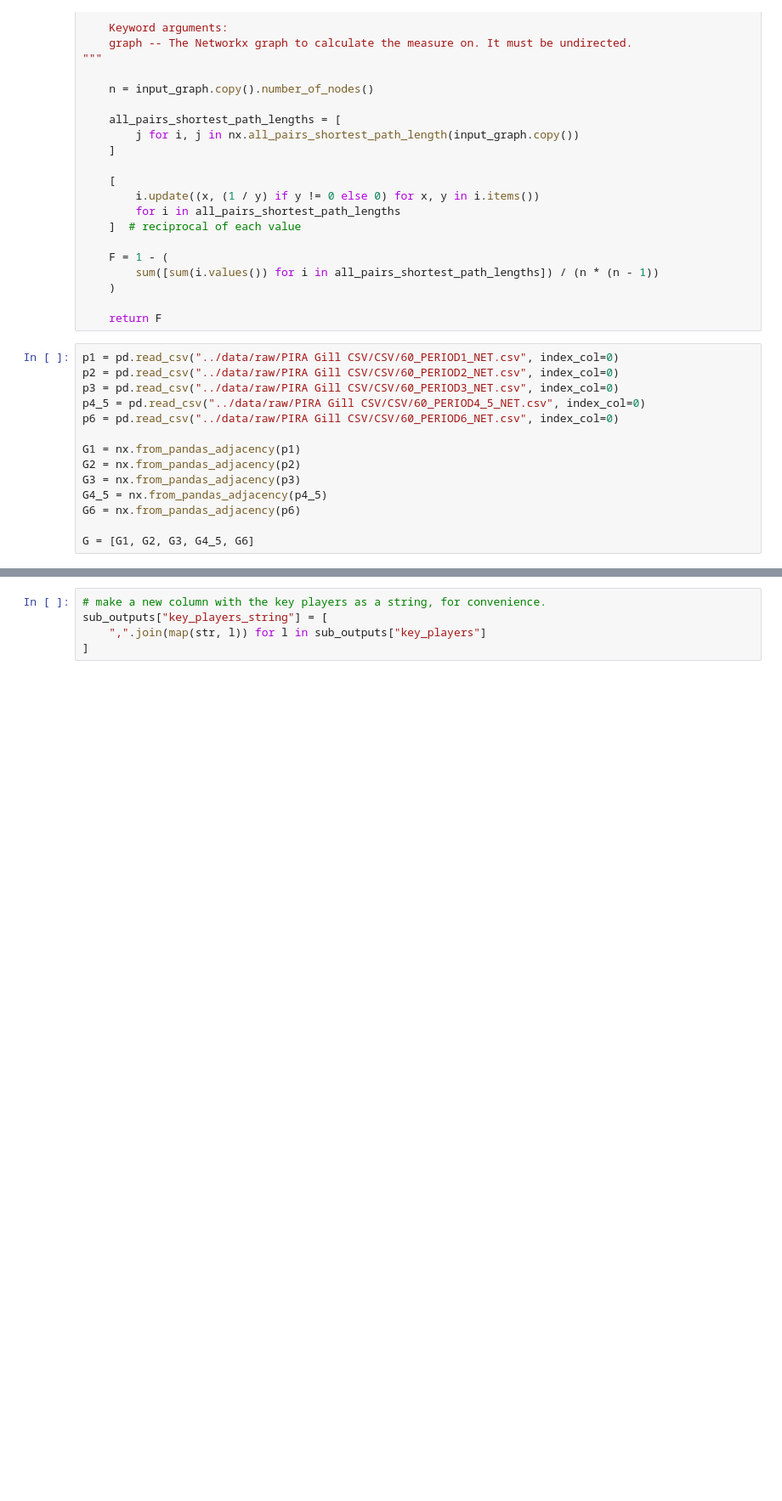
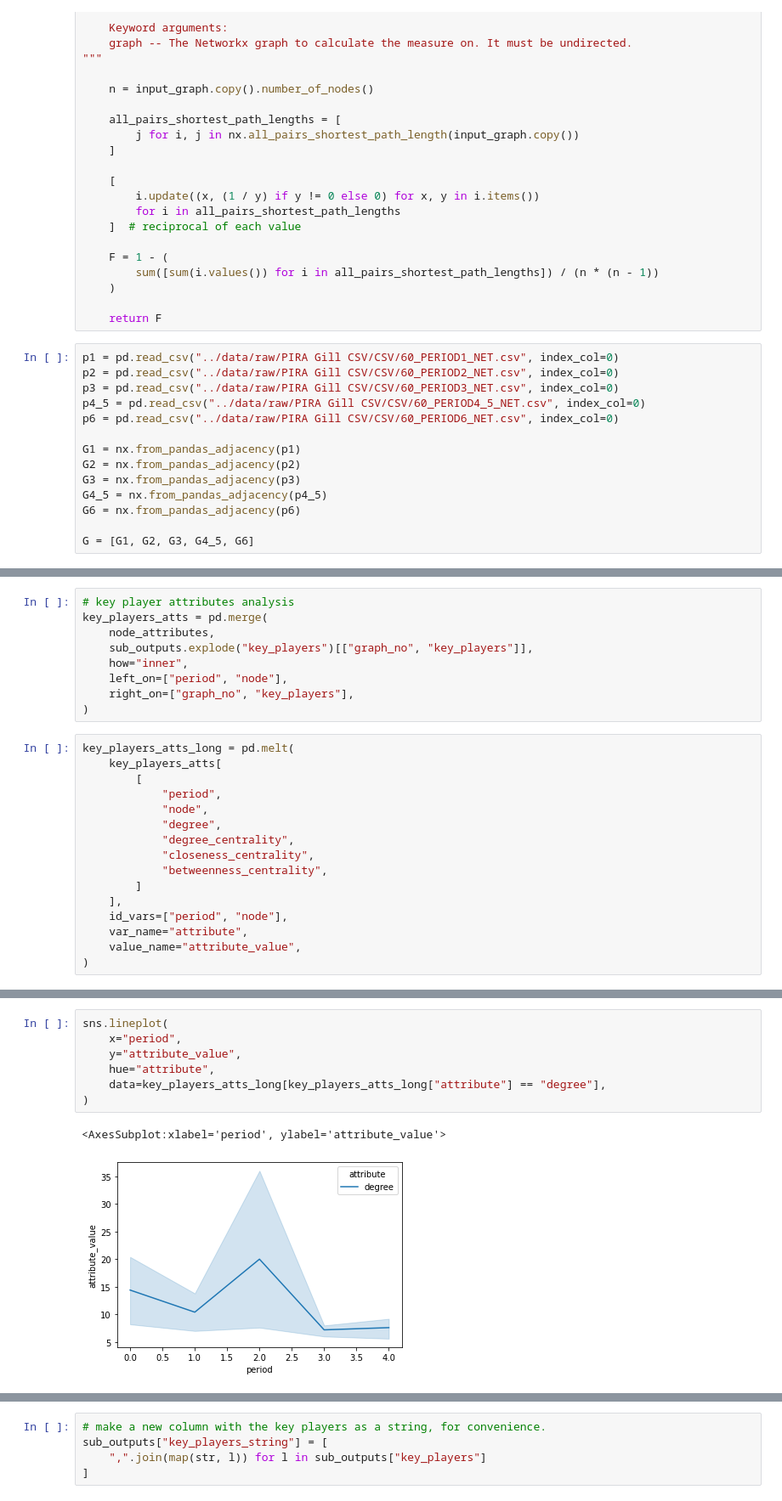
Before and after one commit to powerd4/SNA_project, a Jupyter notebook: notebooks/key_players.ipynb, the cells around one changed output, grey strips where cells are left out. Shown: that part at 85% size. Cells and saved outputs as stored; diff of their text form; blank space fills up the shorter version.

Commit message:
changes made to key players as per requirements

```diff
--- a/notebooks/key_players.ipynb
+++ b/notebooks/key_players.ipynb
@@ -262,0 +369,25 @@ sub_outputs
+# %%
+# key player attributes analysis
+key_players_atts = pd.merge(
+    node_attributes,
+    sub_outputs.explode("key_players")[["graph_no", "key_players"]],
+    how="inner",
+    left_on=["period", "node"],
+    right_on=["graph_no", "key_players"],
+)
+# %%
+key_players_atts_long = pd.melt(
+    key_players_atts[
+        [
+            "period",
+            "node",
+            "degree",
+            "degree_centrality",
+            "closeness_centrality",
+            "betweenness_centrality",
+        ]
+    ],
+    id_vars=["period", "node"],
+    var_name="attribute",
+    value_name="attribute_value",
+)
@@ -262,0 +410,10 @@ sub_outputs
+# %%
+sns.lineplot(
+    x="period",
+    y="attribute_value",
+    hue="attribute",
+    data=key_players_atts_long[key_players_atts_long["attribute"] == "degree"],
+)
+# %% [output]
+<AxesSubplot:xlabel='period', ylabel='attribute_value'>
+[figure, added]
```
Also changed, not shown: parts of 17 cells of this notebook.
